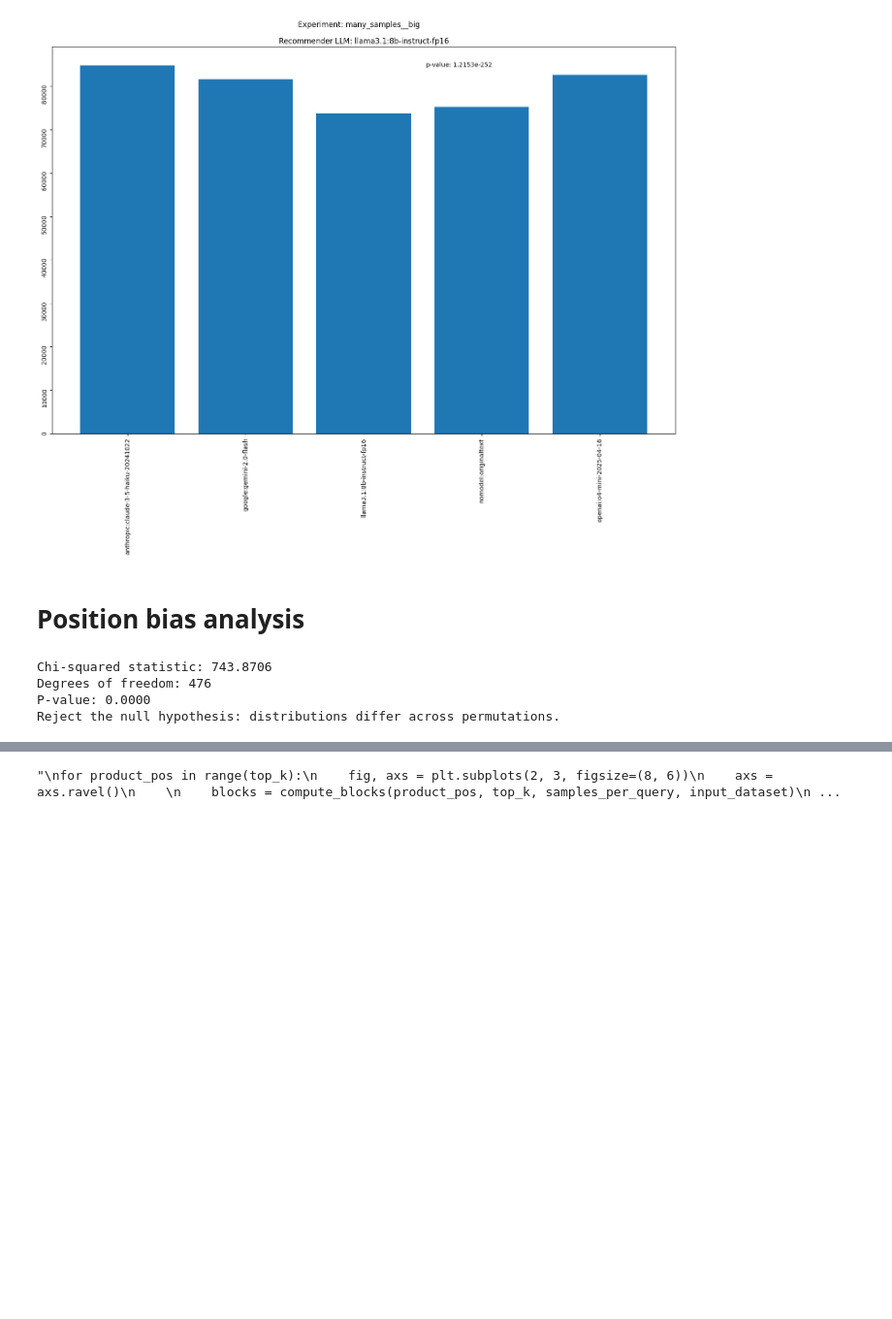
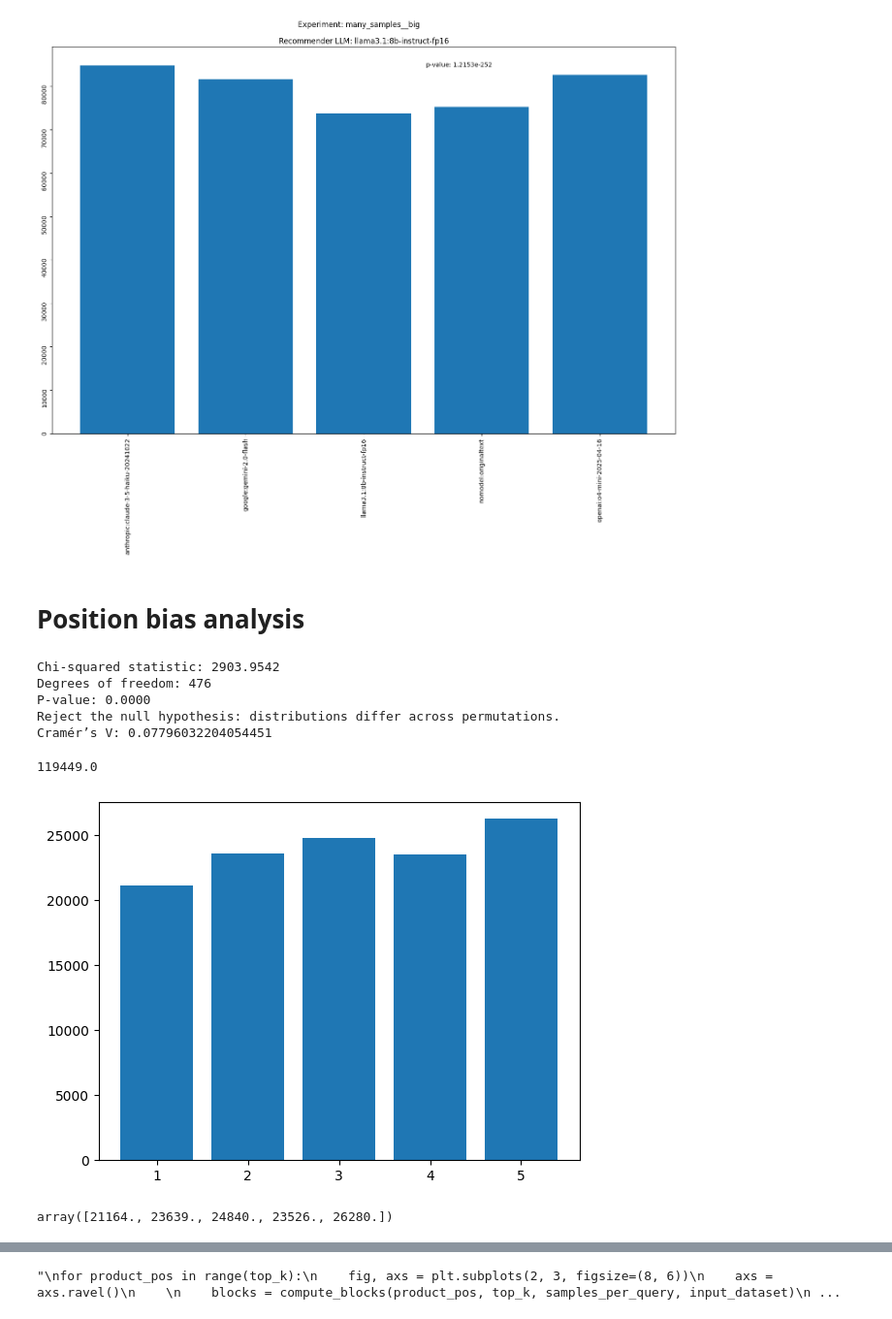
Before and after one commit to GoComputing/LLM-Bias-Research, a Jupyter notebook: notebooks/initialBias_analysis.ipynb, the cells around one changed output, grey strips where cells are left out. Shown at 97% size. Drawn from its saved outputs; the diff is of its cells as text; code cells hidden in the pictures; blank space fills up the shorter version.

```diff
--- a/notebooks/initialBias_analysis.ipynb
+++ b/notebooks/initialBias_analysis.ipynb
@@ -495,8 +495,19 @@ for i,(result_sample,query_info) in enumerate(zip(results, input_dataset['querie
 # %%
 from scipy.stats import chi2_contingency
 
+shuffles_subsample_size = 120
+num_queries = len(input_dataset['queries']) // samples_per_query
+
+# Generate a subsample
+shuffles_subsample_indices = np.arange(samples_per_query)
+np.random.shuffle(shuffles_subsample_indices)
+shuffles_subsample_indices = shuffles_subsample_indices[:shuffles_subsample_size]
+
+contingency_matrix_test = contingency_matrix.copy()
+contingency_matrix_test = contingency_matrix_test[:,shuffles_subsample_indices]
+
 # Run chi-squared test for independence
-chi2_stat, p_value, dof, expected = chi2_contingency(contingency_matrix)
+chi2_stat, p_value, dof, expected = chi2_contingency(contingency_matrix_test, correction=False)
 
 # Output results
 print(f"Chi-squared statistic: {chi2_stat:.4f}")
@@ -507,8 +518,24 @@ if p_value < 0.05:
     print("Reject the null hypothesis: distributions differ across permutations.")
 else:
     print("Fail to reject the null hypothesis: no evidence that y affects the distribution.")
+
+cramers_v = np.sqrt(chi2_stat / (np.sum(contingency_matrix_test) * (min(contingency_matrix_test.shape) - 1)))
+print("Cramér’s V:", cramers_v)
+
+np.sum(contingency_matrix)
 # %% [output]
-Chi-squared statistic: 743.8706
+Chi-squared statistic: 2903.9542
 Degrees of freedom: 476
 P-value: 0.0000
 Reject the null hypothesis: distributions differ across permutations.
+Cramér’s V: 0.07796032204054451
+119449.0
+# %%
+plt.bar(range(1, top_k+1), np.sum(contingency_matrix, axis=1))
+plt.savefig(f"../figures/raw_probability_distribution.pdf", format="pdf", bbox_inches="tight")
+plt.show()
+
+np.sum(contingency_matrix, axis=1)
+# %% [output]
+[figure, added]
+array([21164., 23639., 24840., 23526., 26280.])
```
Also changed, not shown: parts of 5 cells of this notebook.
